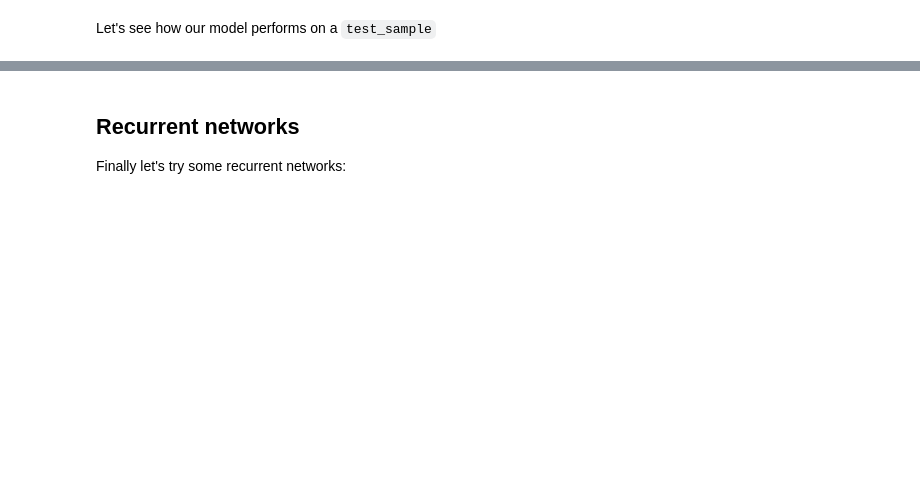
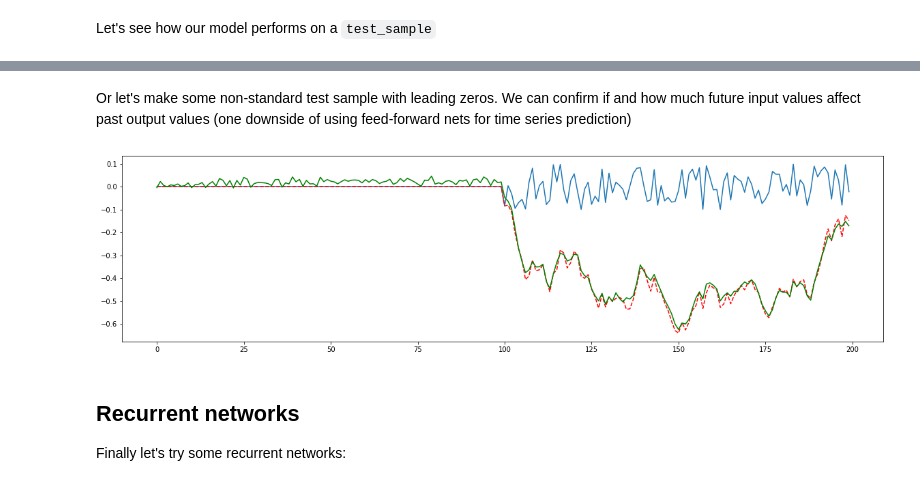
Before and after one commit to mlcollege/time-series-analysis, a Jupyter notebook: src/rnn_test-complete.ipynb, the cells around one changed output, grey strips where cells are left out. Drawn from its saved outputs; the diff is of its cells as text; code cells hidden in the pictures; blank space fills up the shorter version.

```diff
--- a/src/rnn_test-complete.ipynb
+++ b/src/rnn_test-complete.ipynb
@@ -124,3 +122,16 @@ plt.show()
+# %% [markdown]
+Or let's make some non-standard test sample with leading zeros. We can confirm if and how much future input values affect past output values (one downside of using feed-forward nets for time series prediction)
+# %%
+test_sample_zeroes = np.concatenate([np.zeros(100), np.random.uniform(low=-0.1, high=0.1, size=(SEQ_LEN - 100))])
+prediction = ffn_model.predict(test_sample_zeroes.reshape((1, SEQ_LEN)))[0]
+
+plt.figure(figsize=(20,5))
+plt.plot(test_sample_zeroes)
+plt.plot(np.tanh(np.cumsum(test_sample_zeroes)), 'r--')
+plt.plot(prediction, 'g-')
+plt.show()
+# %% [output]
+[figure, added]
 # %% [markdown]
 ## Recurrent networks
 
```
Also changed, not shown: parts of 9 cells of this notebook, 7 other files.
